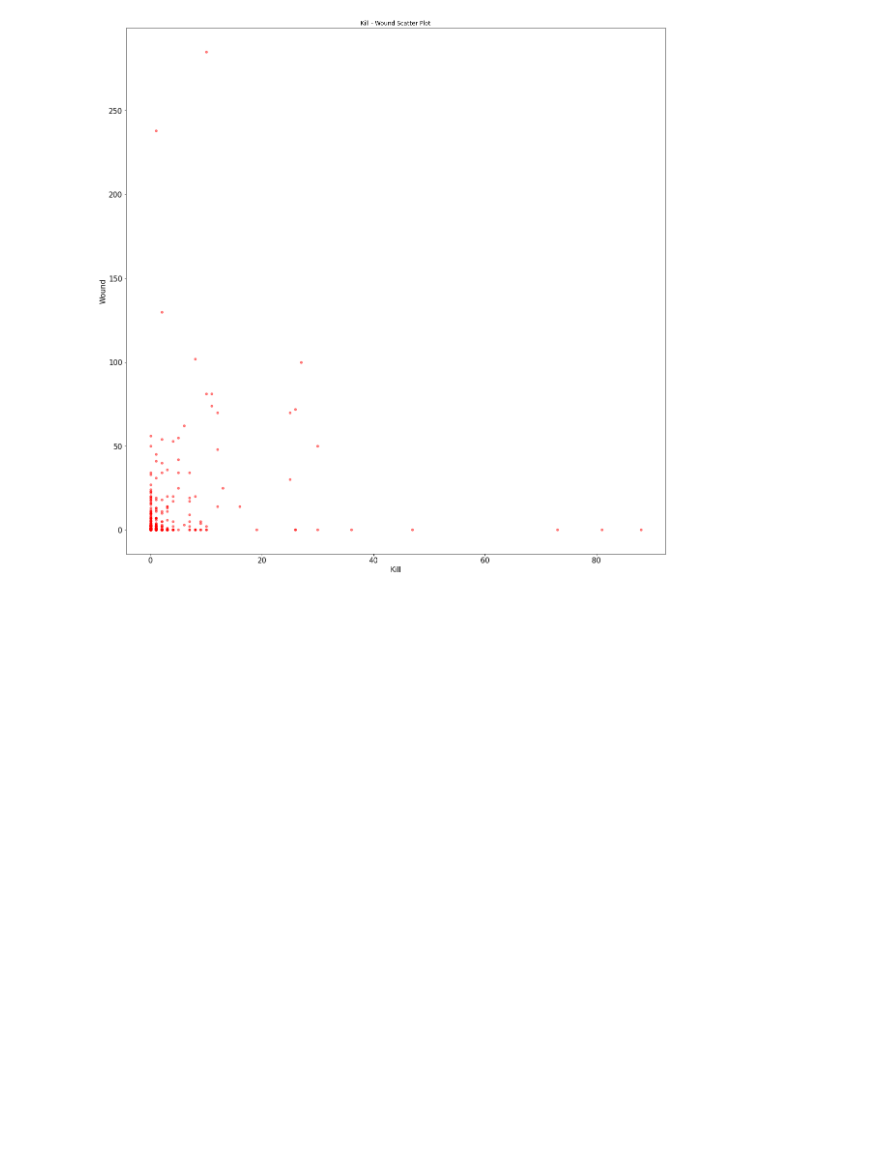
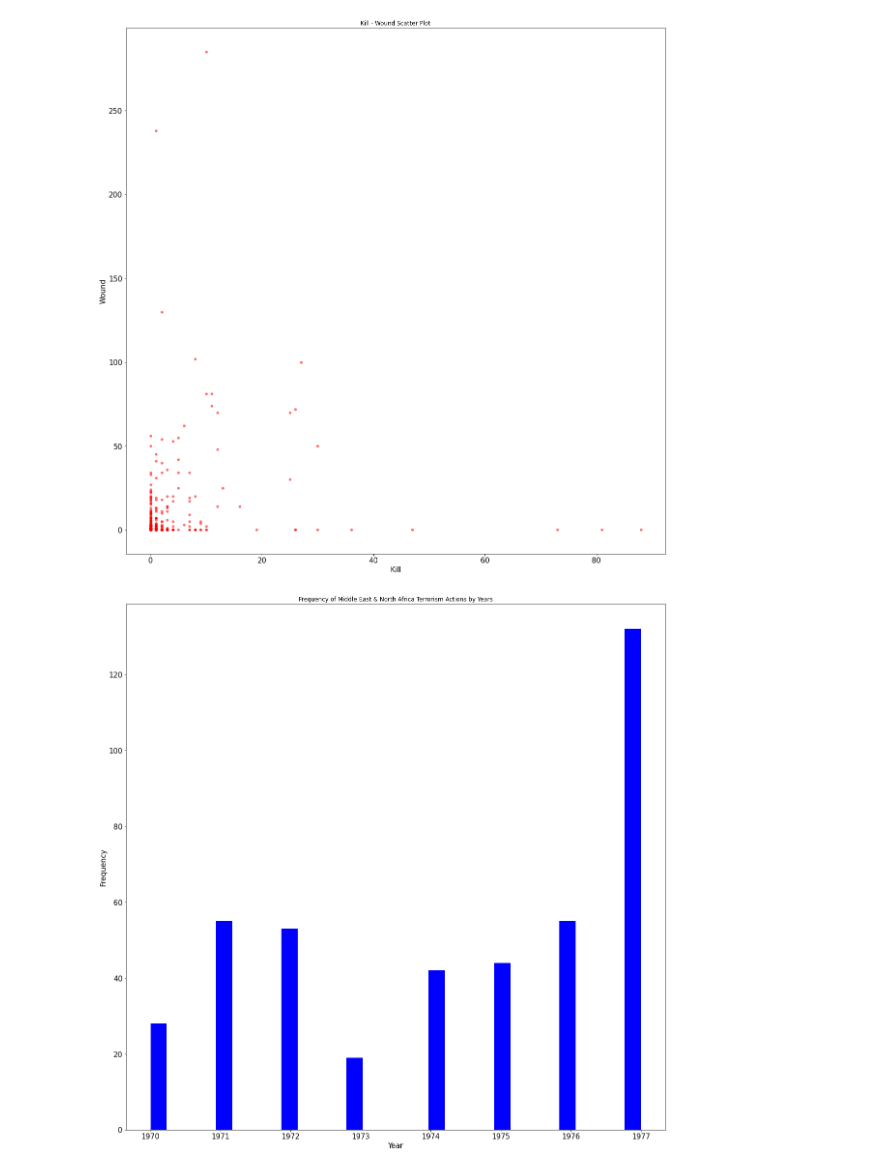
Before and after one commit to Sujitharasamsetty/Exploratory-Data-Analysis-On-Global-Terrorism-, a Jupyter notebook: Exploratory_Data_Analysis_On_Global_Terrorism.ipynb, the cells around one changed output. Cells and saved outputs as stored; diff of their text form; code cells hidden in the pictures; blank space fills up the shorter version.

Commit message:
Analysing Terrosist Attacks in the Middle East and North Africa

```diff
--- a/Exploratory_Data_Analysis_On_Global_Terrorism.ipynb
+++ b/Exploratory_Data_Analysis_On_Global_Terrorism.ipynb
@@ -107,3 +107,14 @@ plt.title('Kill - Wound Scatter Plot')
 plt.show()
 # %% [output]
 [figure]
+# %%
+# Analysing Terrosist Attacks in the Middle East and North Africa
+
+middleEastData = data[data['region'] == 10]
+middleEastData.iyear.plot(kind = 'hist', bins = 30, figsize = (20,20), color = 'blue', fontsize=15)
+plt.xlabel('Year', fontsize=15)
+plt.ylabel('Frequency', fontsize=15)
+plt.title('Frequency of Middle East & North Africa Terrorism Actions by Years')
+plt.show()
+# %% [output]
+[figure, added]
```
